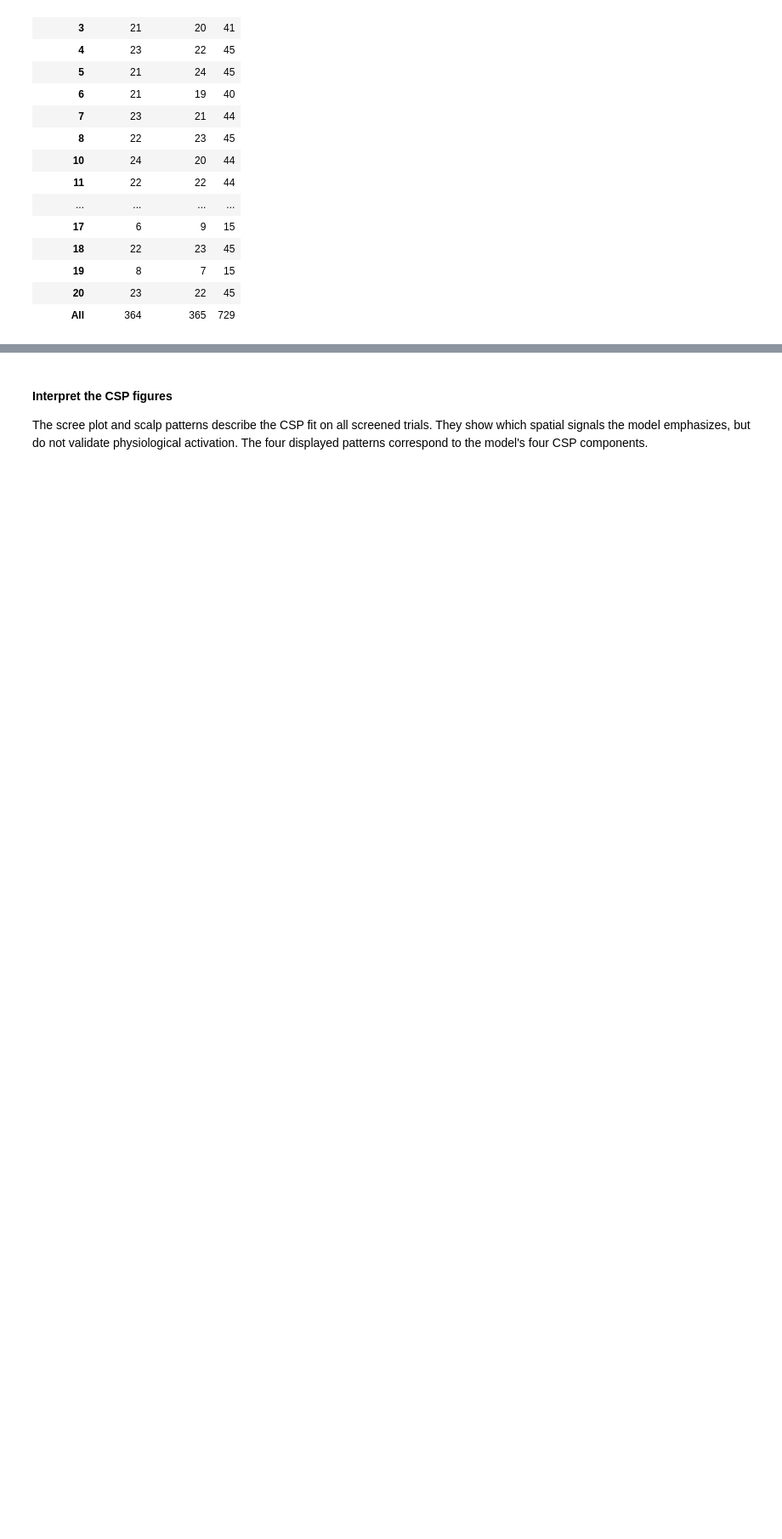
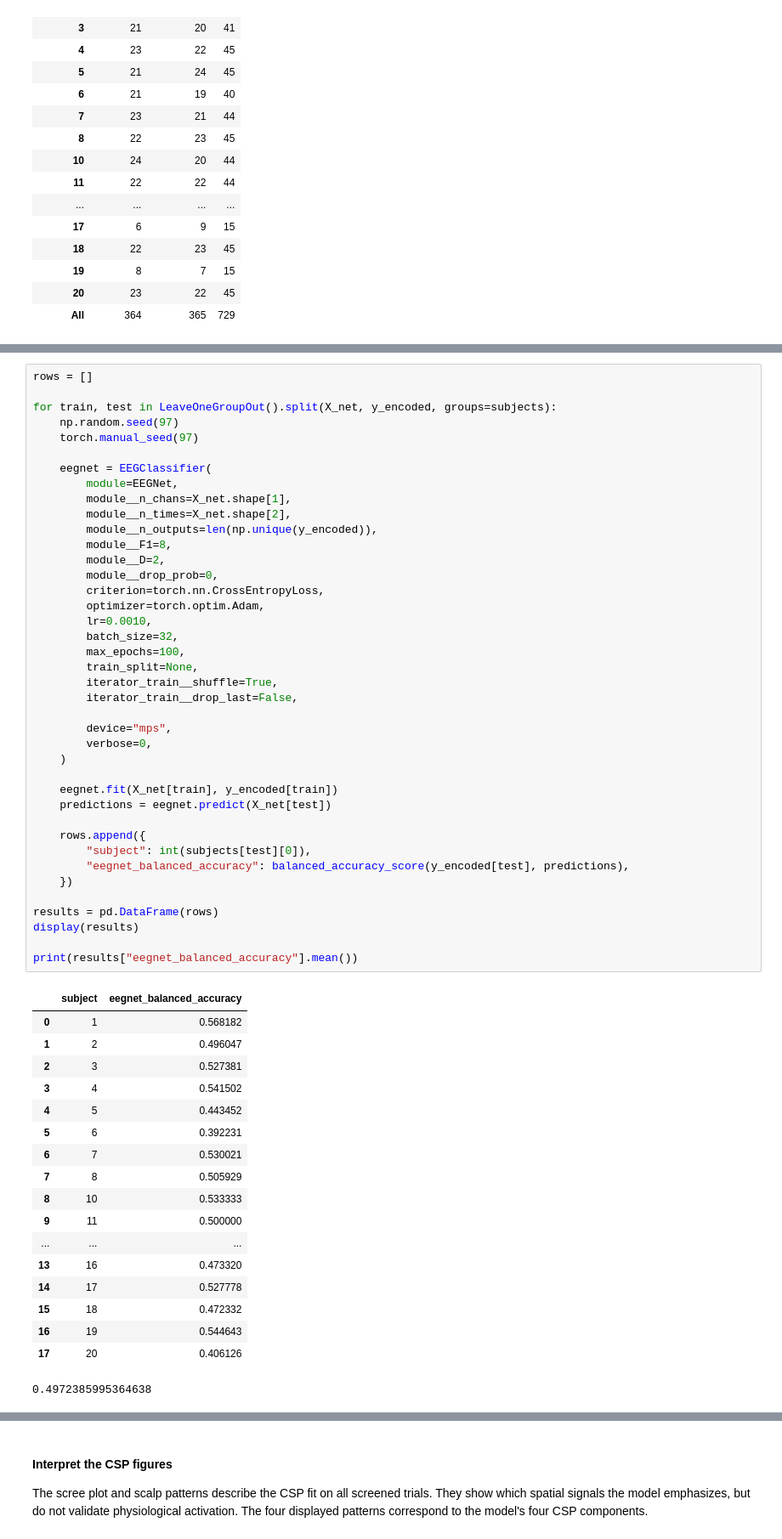
Before and after one commit to trenton-pham/eeg-motor-imagery, a Jupyter notebook: notebooks/modeling.ipynb, the cells around one changed output, grey strips where cells are left out. Shown at 85% size. Saved outputs shown, nothing was run; the diff lists cells and outputs as text; blank space fills up the shorter version.

```diff
--- a/notebooks/modeling.ipynb
+++ b/notebooks/modeling.ipynb
@@ -242,0 +344,59 @@ Balanced accuracy gives equal weight to left-hand and right-hand recall. The 50%
+# %%
+rows = []
+
+for train, test in LeaveOneGroupOut().split(X_net, y_encoded, groups=subjects):
+    np.random.seed(97)
+    torch.manual_seed(97)
+
+    eegnet = EEGClassifier(
+        module=EEGNet,
+        module__n_chans=X_net.shape[1],
+        module__n_times=X_net.shape[2],
+        module__n_outputs=len(np.unique(y_encoded)),
+        module__F1=8,
+        module__D=2,
+        module__drop_prob=0,
+        criterion=torch.nn.CrossEntropyLoss,
+        optimizer=torch.optim.Adam,
+        lr=0.0010,
+        batch_size=32,
+        max_epochs=100,
+        train_split=None,
+        iterator_train__shuffle=True,
+        iterator_train__drop_last=False,
+
+        device="mps",
+        verbose=0,
+    )
+
+    eegnet.fit(X_net[train], y_encoded[train])
+    predictions = eegnet.predict(X_net[test])
+
+    rows.append({
+        "subject": int(subjects[test][0]),
+        "eegnet_balanced_accuracy": balanced_accuracy_score(y_encoded[test], predictions),
+    })
+
+results = pd.DataFrame(rows)
+display(results)
+
+print(results["eegnet_balanced_accuracy"].mean())
+# %% [output]
+|  | subject | eegnet_balanced_accuracy |
+| 0 | 1 | 0.568182 |
+| 1 | 2 | 0.496047 |
+| 2 | 3 | 0.527381 |
+| 3 | 4 | 0.541502 |
+| 4 | 5 | 0.443452 |
+| 5 | 6 | 0.392231 |
+| 6 | 7 | 0.530021 |
+| 7 | 8 | 0.505929 |
+| 8 | 10 | 0.533333 |
+| 9 | 11 | 0.500000 |
+| ... | ... | ... |
+| 13 | 16 | 0.473320 |
+| 14 | 17 | 0.527778 |
+| 15 | 18 | 0.472332 |
+| 16 | 19 | 0.544643 |
+| 17 | 20 | 0.406126 |
+0.4972385995364638
```
Also changed, not shown: parts of 26 cells of this notebook, 6 other files.
